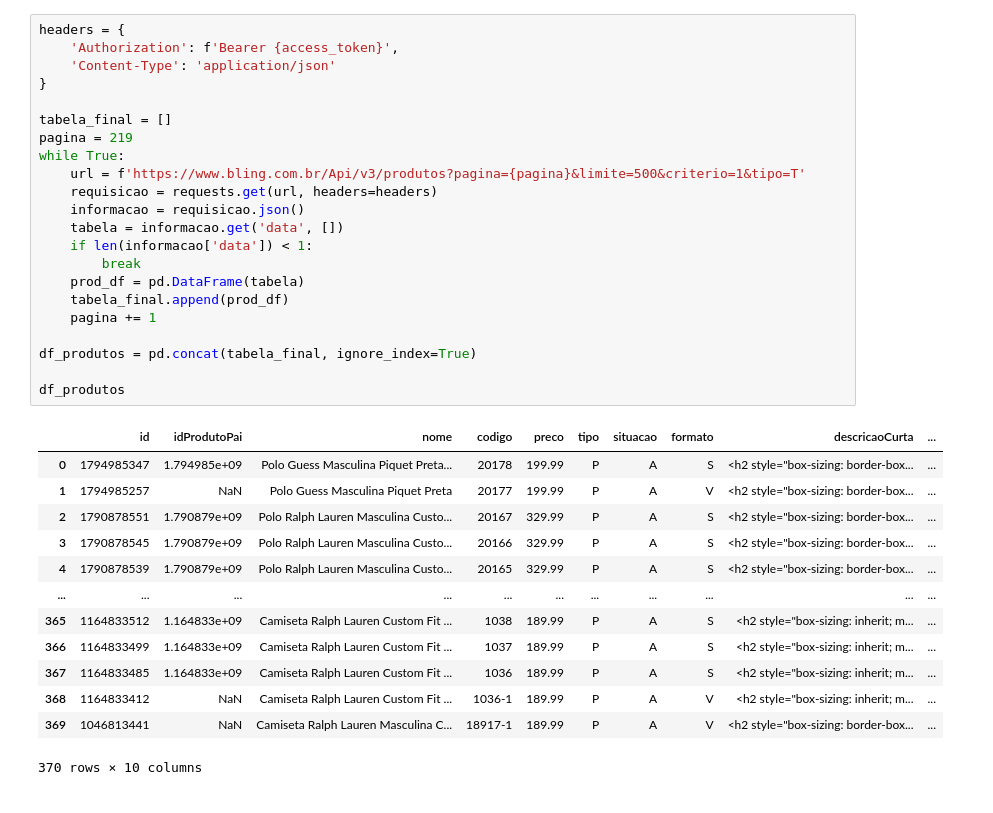
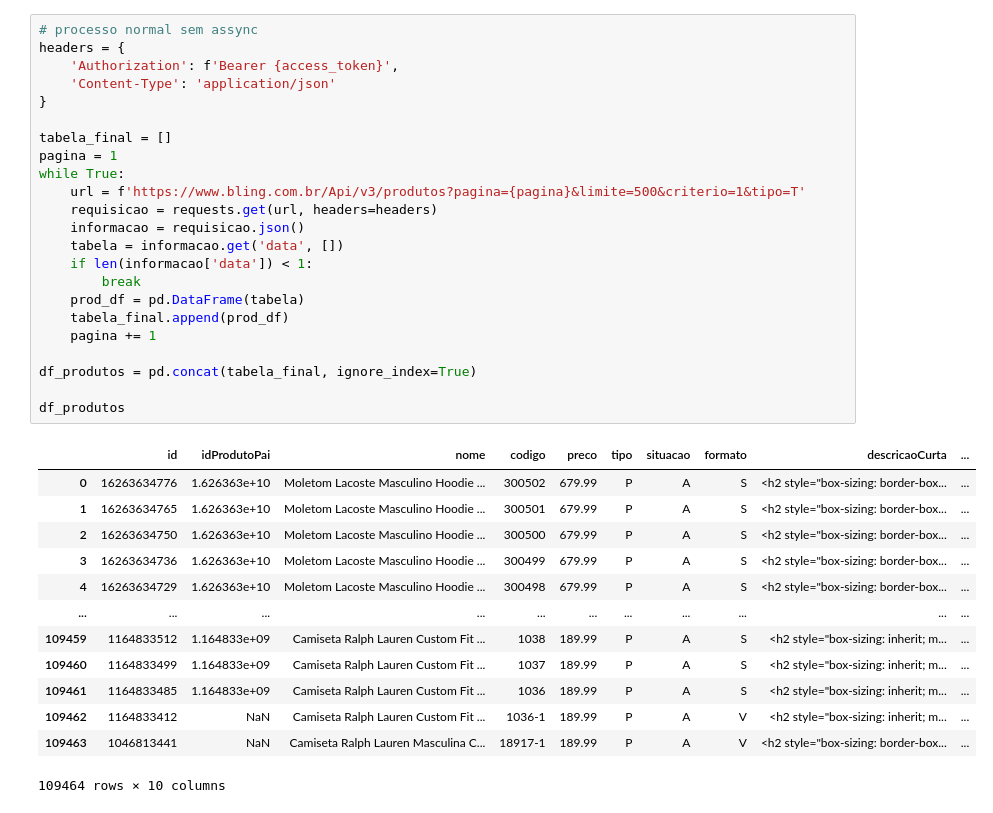
Before and after one commit to GuiAntoniacomi/Estudo_Python, a Jupyter notebook: Hashtag/python_impressionador/API/API Bling!_Produtos.ipynb, the cells around one changed output. Cells and saved outputs as stored; diff of their text form.

```diff
--- a/Hashtag/python_impressionador/API/API Bling!_Produtos.ipynb
+++ b/Hashtag/python_impressionador/API/API Bling!_Produtos.ipynb
@@ -127,36 +130,37 @@ Press CTRL+C to quit
 # %%
+# processo normal sem assync
 headers = {
     'Authorization': f'Bearer {access_token}',
     'Content-Type': 'application/json'
 }
 
 tabela_final = []
-pagina = 219
+pagina = 1
 while True:
     url = f'https://www.bling.com.br/Api/v3/produtos?pagina={pagina}&limite=500&criterio=1&tipo=T'
     requisicao = requests.get(url, headers=headers)
     informacao = requisicao.json()
     tabela = informacao.get('data', [])
     if len(informacao['data']) < 1:
         break
     prod_df = pd.DataFrame(tabela)
     tabela_final.append(prod_df)
     pagina += 1
 
 df_produtos = pd.concat(tabela_final, ignore_index=True)
 
 df_produtos
 # %% [output]
 |  | id | idProdutoPai | nome | codigo | preco | tipo | situacao | formato | descricaoCurta | ... |
-| 0 | 1794985347 | 1.794985e+09 | Polo Guess Masculina Piquet Preta... | 20178 | 199.99 | P | A | S | <h2 style="box-sizing: border-box... | ... |
-| 1 | 1794985257 | NaN | Polo Guess Masculina Piquet Preta | 20177 | 199.99 | P | A | V | <h2 style="box-sizing: border-box... | ... |
-| 2 | 1790878551 | 1.790879e+09 | Polo Ralph Lauren Masculina Custo... | 20167 | 329.99 | P | A | S | <h2 style="box-sizing: border-box... | ... |
-| 3 | 1790878545 | 1.790879e+09 | Polo Ralph Lauren Masculina Custo... | 20166 | 329.99 | P | A | S | <h2 style="box-sizing: border-box... | ... |
-| 4 | 1790878539 | 1.790879e+09 | Polo Ralph Lauren Masculina Custo... | 20165 | 329.99 | P | A | S | <h2 style="box-sizing: border-box... | ... |
+| 0 | 16263634776 | 1.626363e+10 | Moletom Lacoste Masculino Hoodie ... | 300502 | 679.99 | P | A | S | <h2 style="box-sizing: border-box... | ... |
+| 1 | 16263634765 | 1.626363e+10 | Moletom Lacoste Masculino Hoodie ... | 300501 | 679.99 | P | A | S | <h2 style="box-sizing: border-box... | ... |
+| 2 | 16263634750 | 1.626363e+10 | Moletom Lacoste Masculino Hoodie ... | 300500 | 679.99 | P | A | S | <h2 style="box-sizing: border-box... | ... |
+| 3 | 16263634736 | 1.626363e+10 | Moletom Lacoste Masculino Hoodie ... | 300499 | 679.99 | P | A | S | <h2 style="box-sizing: border-box... | ... |
+| 4 | 16263634729 | 1.626363e+10 | Moletom Lacoste Masculino Hoodie ... | 300498 | 679.99 | P | A | S | <h2 style="box-sizing: border-box... | ... |
 | ... | ... | ... | ... | ... | ... | ... | ... | ... | ... | ... |
-| 365 | 1164833512 | 1.164833e+09 | Camiseta Ralph Lauren Custom Fit ... | 1038 | 189.99 | P | A | S | <h2 style="box-sizing: inherit; m... | ... |
-| 366 | 1164833499 | 1.164833e+09 | Camiseta Ralph Lauren Custom Fit ... | 1037 | 189.99 | P | A | S | <h2 style="box-sizing: inherit; m... | ... |
-| 367 | 1164833485 | 1.164833e+09 | Camiseta Ralph Lauren Custom Fit ... | 1036 | 189.99 | P | A | S | <h2 style="box-sizing: inherit; m... | ... |
-| 368 | 1164833412 | NaN | Camiseta Ralph Lauren Custom Fit ... | 1036-1 | 189.99 | P | A | V | <h2 style="box-sizing: inherit; m... | ... |
-| 369 | 1046813441 | NaN | Camiseta Ralph Lauren Masculina C... | 18917-1 | 189.99 | P | A | V | <h2 style="box-sizing: border-box... | ... |
+| 109459 | 1164833512 | 1.164833e+09 | Camiseta Ralph Lauren Custom Fit ... | 1038 | 189.99 | P | A | S | <h2 style="box-sizing: inherit; m... | ... |
+| 109460 | 1164833499 | 1.164833e+09 | Camiseta Ralph Lauren Custom Fit ... | 1037 | 189.99 | P | A | S | <h2 style="box-sizing: inherit; m... | ... |
+| 109461 | 1164833485 | 1.164833e+09 | Camiseta Ralph Lauren Custom Fit ... | 1036 | 189.99 | P | A | S | <h2 style="box-sizing: inherit; m... | ... |
+| 109462 | 1164833412 | NaN | Camiseta Ralph Lauren Custom Fit ... | 1036-1 | 189.99 | P | A | V | <h2 style="box-sizing: inherit; m... | ... |
+| 109463 | 1046813441 | NaN | Camiseta Ralph Lauren Masculina C... | 18917-1 | 189.99 | P | A | V | <h2 style="box-sizing: border-box... | ... |
-370 rows × 10 columns
+109464 rows × 10 columns
```
Also changed, not shown: parts of 9 cells of this notebook, 3 other files.
